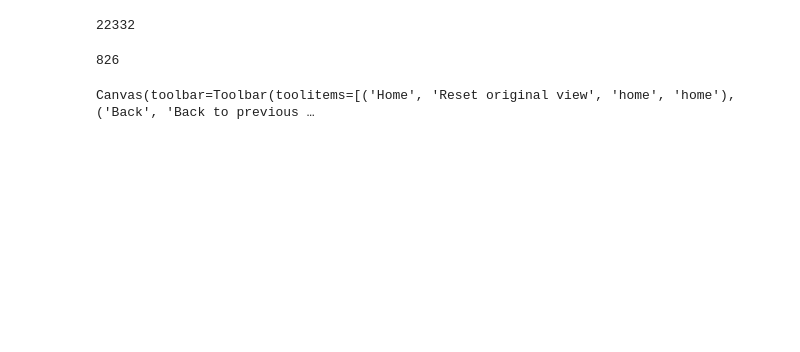
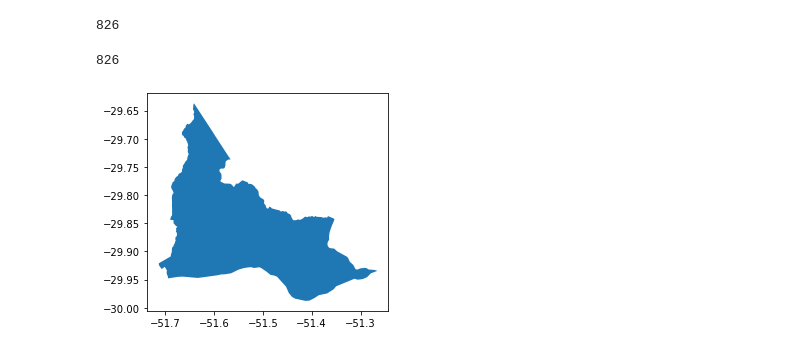
Before and after one commit to tpinhoda/Geocoding_Brazilian_Elections, a Jupyter notebook: notebooks/exploratory/25_(tpinhoda)_plotting_concatenated_meshblocks.ipynb, the cells around one changed output. Drawn from its saved outputs; the diff is of its cells as text; code cells hidden in the pictures; blank space fills up the shorter version.

```diff
--- a/notebooks/exploratory/25_(tpinhoda)_plotting_concatenated_meshblocks.ipynb
+++ b/notebooks/exploratory/25_(tpinhoda)_plotting_concatenated_meshblocks.ipynb
@@ -6,10 +8,10 @@ from shapely.geometry import Polygon
 # %%
-path_meshblocks = '../../data/RS/IBGE/meshblocks/2010/processed/census_tract/shapefiles/RS.shp'
+path_meshblocks = '../../../../Google Drive/Doutorado/Election_Forensics/data/RS/IBGE/meshblocks/2010/processed/weighting_area/shapefiles/RS.shp'
 data = gpd.read_file(path_meshblocks)
 #data.drop(['CD_GEOCODB', 'NM_BAIRRO', 'NM_SUBDIST'], axis=1, inplace=True)
 len(data)
 # %% [output]
-22332
+826
 # %%
 #data['geometry'] = data.buffer(0.0001)
 dis_data =  data.dissolve(by='Cod_ap', aggfunc='first')
@@ -18,10 +20,11 @@ len(dis_data)
 # %% [output]
 826
 # %%
-rs_data = dis_data[dis_data['NM_UF']=='RS']
+rs_data = data[data['Cod_ap']==4322004003001]
 #print(len(rs_data))
 fig, ax = plt.subplots()
 rs_data.plot(ax=ax)
 plt.show()
+rs_data
 # %% [output]
-Canvas(toolbar=Toolbar(toolitems=[('Home', 'Reset original view', 'home', 'home'), ('Back', 'Back to previous …
+[figure, added]
```
Also changed, not shown: parts of 4 cells of this notebook, 30 other files.
